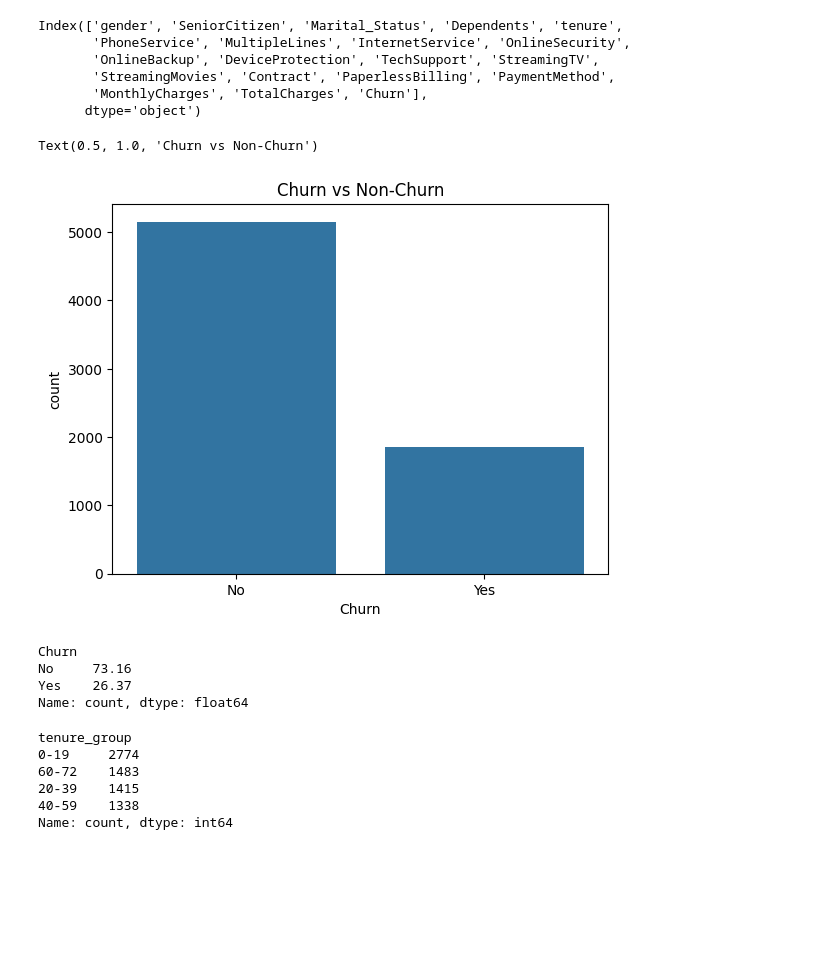
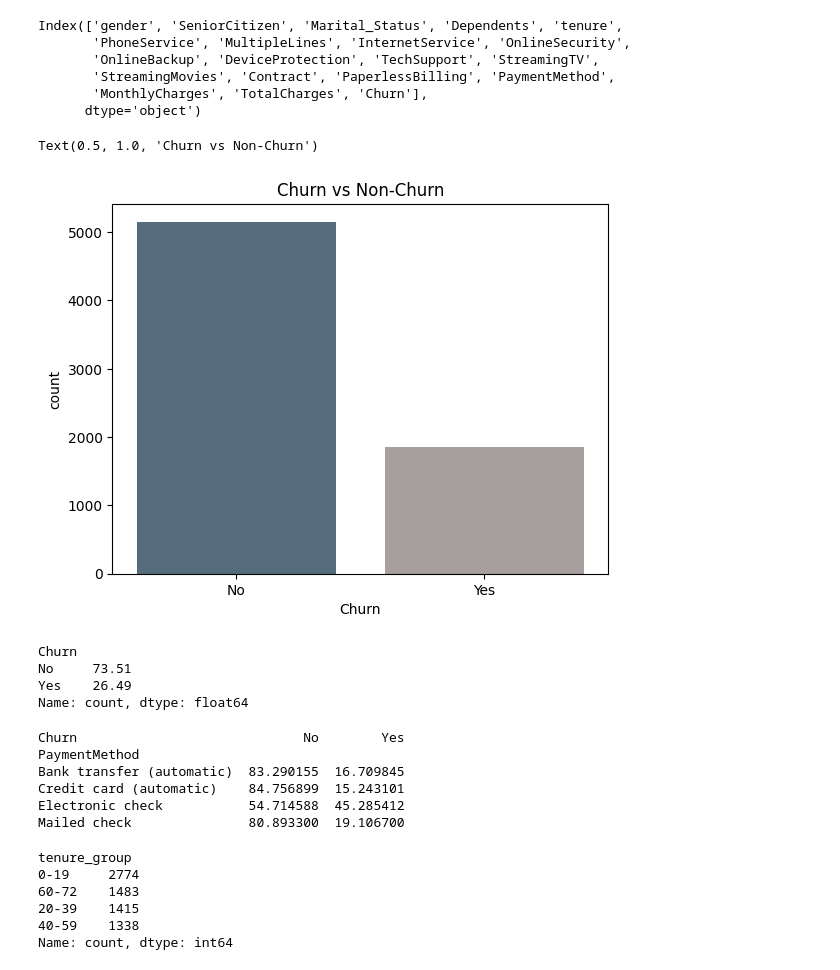
Before and after one commit to AdityaKumbhar21/Customer_Churn_Prediction, a Jupyter notebook: notebooks/01_EDA.ipynb, the cells around one changed output. Saved outputs shown, nothing was run; the diff lists cells and outputs as text; code cells hidden in the pictures; blank space fills up the shorter version.

```diff
--- a/notebooks/01_EDA.ipynb
+++ b/notebooks/01_EDA.ipynb
@@ -92,18 +92,35 @@ Index(['gender', 'SeniorCitizen', 'Marital_Status', 'Dependents', 'tenure',
 # %%
 df_copy['Marital_Status'] = df_copy['Marital_Status'].map({'Yes':'Married', 'No':'Single'})
 # %%
-sns.countplot(data=df_copy, x='Churn')
+colors = ['#4e6e81','#a79e9c','#3d4d55','#2e3840','#000000']
+sns.countplot(data=df_copy, x='Churn', palette=colors)
 plt.title('Churn vs Non-Churn')
 # %% [output]
 Text(0.5, 1.0, 'Churn vs Non-Churn')
-[figure, old version]
+[figure, new version]
+# %%
+round(df_copy['Churn'].value_counts()/len(df_copy)*100, 2)
+# %% [output]
+Churn
+No     73.51
+Yes    26.49
+Name: count, dtype: float64
 # %%
-round(df_copy['Churn'].value_counts()/len(df)*100, 2)
+# First, get counts
+contract_churn_counts = df.groupby(['PaymentMethod', 'Churn']).size().unstack()
+
+# Then calculate percentage
+contract_churn_percentage = contract_churn_counts.div(contract_churn_counts.sum(axis=1), axis=0) * 100
+
+# Display the result
+print(contract_churn_percentage)
 # %% [output]
-Churn
-No     73.16
-Yes    26.37
-Name: count, dtype: float64
+Churn                             No        Yes
+PaymentMethod
+Bank transfer (automatic)  83.290155  16.709845
+Credit card (automatic)    84.756899  15.243101
+Electronic check           54.714588  45.285412
+Mailed check               80.893300  19.106700
 # %%
 labels = ['0-19', '20-39','40-59','60-72']
 bins = [0,19,39, 59, 72]
```
Also changed, not shown: parts of 1 cell of this notebook, 7 other files.
